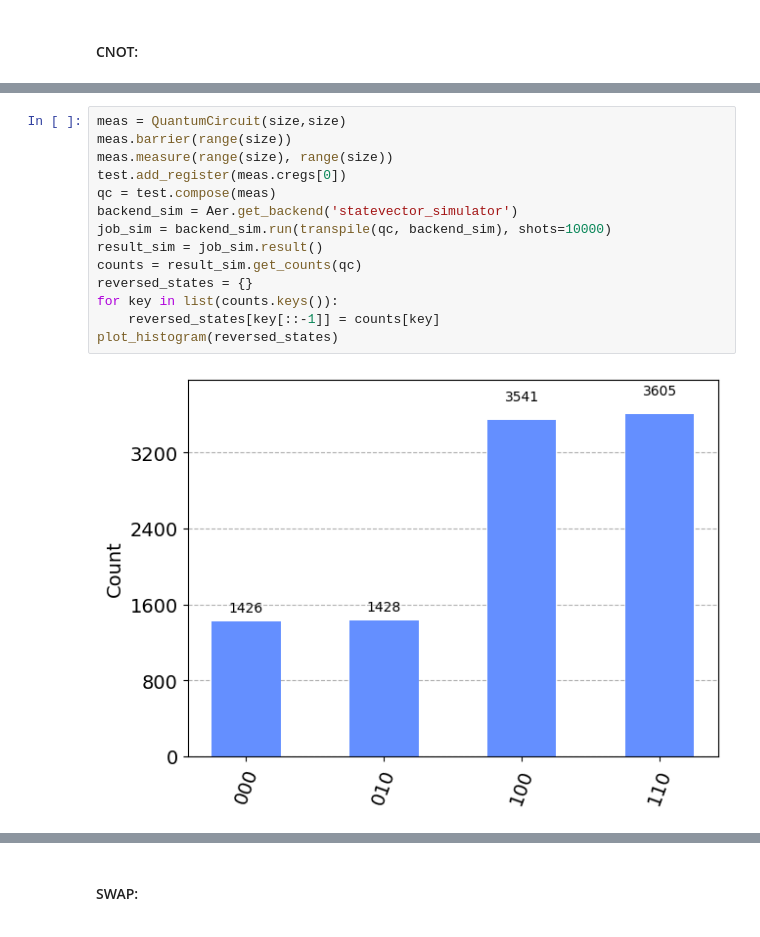
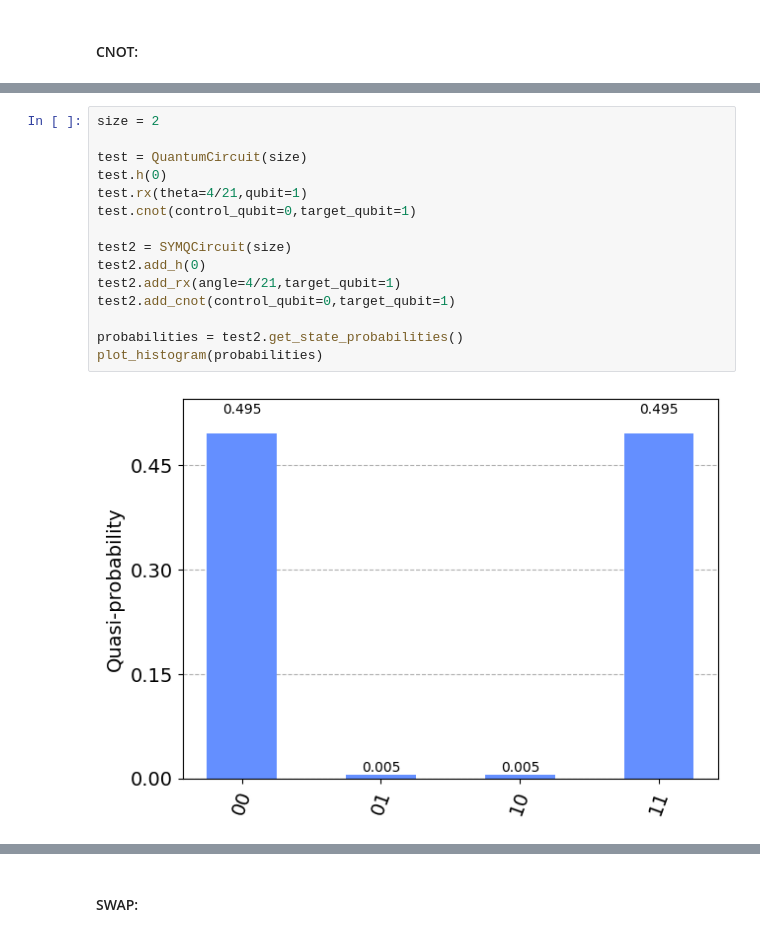
Before and after one commit to seba2390/SYMQcircuit, a Jupyter notebook: testing.ipynb, the cells around one changed output, grey strips where cells are left out. Cells and saved outputs as stored; diff of their text form.

```diff
--- a/testing.ipynb
+++ b/testing.ipynb
@@ -195,16 +135,17 @@ plot_histogram(probabilities)
-# %%
-meas = QuantumCircuit(size,size)
-meas.barrier(range(size))
-meas.measure(range(size), range(size))
-test.add_register(meas.cregs[0])
-qc = test.compose(meas)
-backend_sim = Aer.get_backend('statevector_simulator')
-job_sim = backend_sim.run(transpile(qc, backend_sim), shots=10000)
-result_sim = job_sim.result()
-counts = result_sim.get_counts(qc)
-reversed_states = {}
-for key in list(counts.keys()):
-    reversed_states[key[::-1]] = counts[key]
-plot_histogram(reversed_states)
-# %% [output]
-[figure, removed]
+# %%
+size = 2
+
+test = QuantumCircuit(size)
+test.h(0)
+test.rx(theta=4/21,qubit=1)
+test.cnot(control_qubit=0,target_qubit=1)
+
+test2 = SYMQCircuit(size)
+test2.add_h(0)
+test2.add_rx(angle=4/21,target_qubit=1)
+test2.add_cnot(control_qubit=0,target_qubit=1)
+
+probabilities = test2.get_state_probabilities()
+plot_histogram(probabilities)
+# %% [output]
+[figure, added]
```
Also changed, not shown: parts of 24 cells of this notebook, 3 other files.
